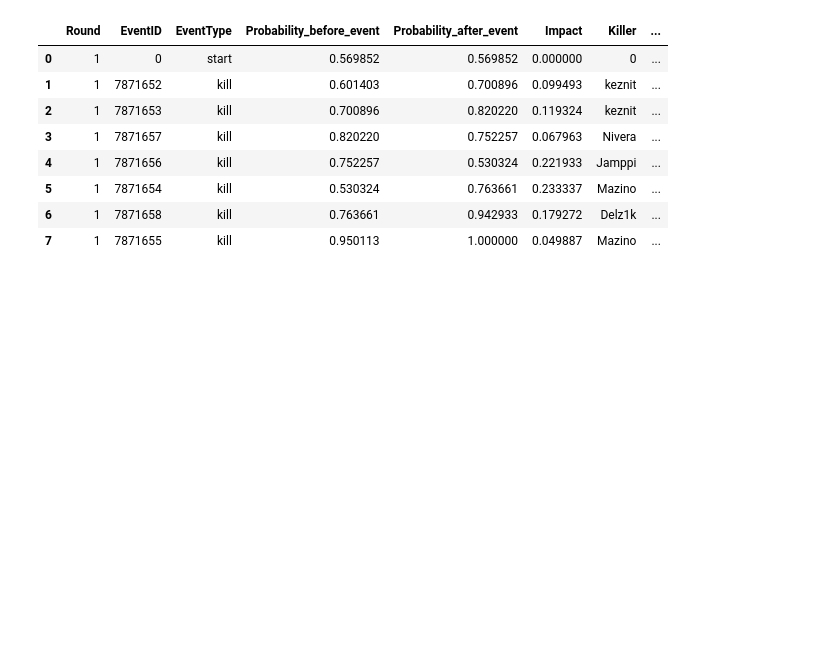
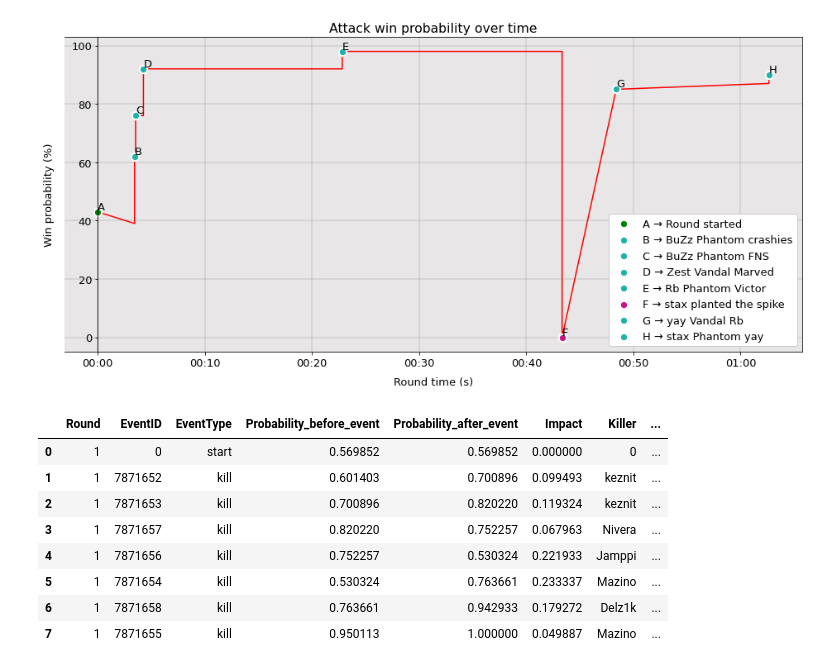
Before and after one commit to mateusb12/valorant_impact, a Jupyter notebook: impact_score/impact/match_impact_notebook.ipynb, the cells around one changed output. Cells and saved outputs as stored; diff of their text form; code cells hidden in the pictures; blank space fills up the shorter version.

```diff
--- a/impact_score/impact/match_impact_notebook.ipynb
+++ b/impact_score/impact/match_impact_notebook.ipynb
@@ -3,5 +3,6 @@ from match_analysis import RoundReplay
 from impact_score.impact.graph_plot import GraphPlotter
 
 rr = RoundReplay()
+gp = GraphPlotter()
 # %% [output]
 Model path: E:\Python\Classification_datascience\impact_score\model\model.pkl
@@ -13,0 +10,7 @@ AttributeError: 'NoneType' object has no attribute 'items'
+# %%
+match_id = 74033
+v_round = 1
+
+rr.set_match(match_id)
+gp.set_match(match_id)
+rr.choose_round(v_round)
@@ -21,3 +47,7 @@ KeyError: 'Final Winner'
+# %%
+gp.plot_round(round_number=5)
+# %% [output]
+[figure, added]
 # %%
 aux = rr.get_round_probability(side="def", add_events=True)
 aux
```
Also changed, not shown: parts of 5 cells of this notebook, 6 other files.
